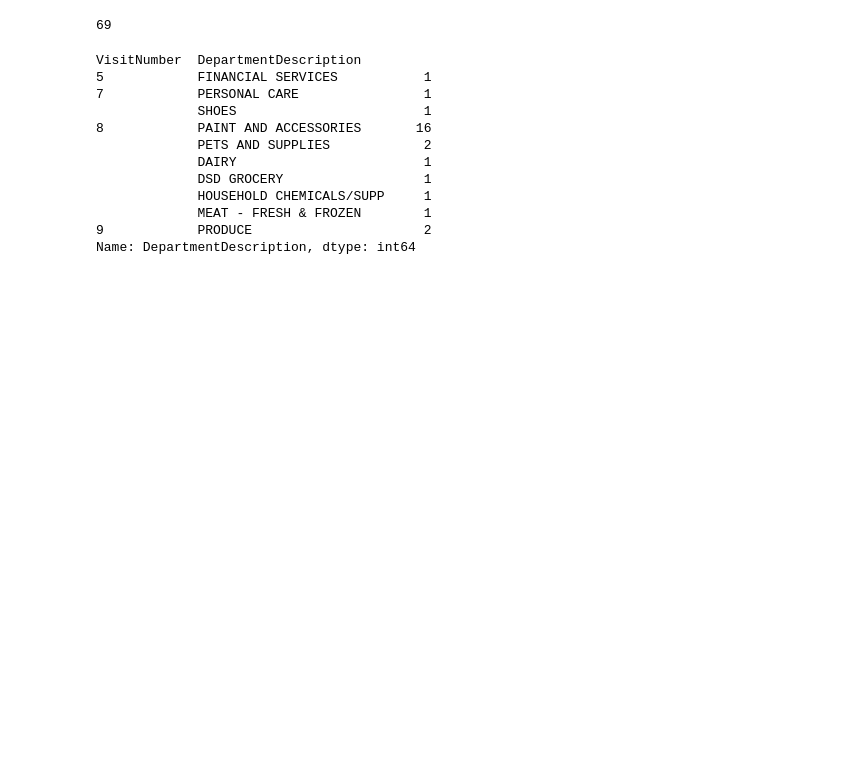
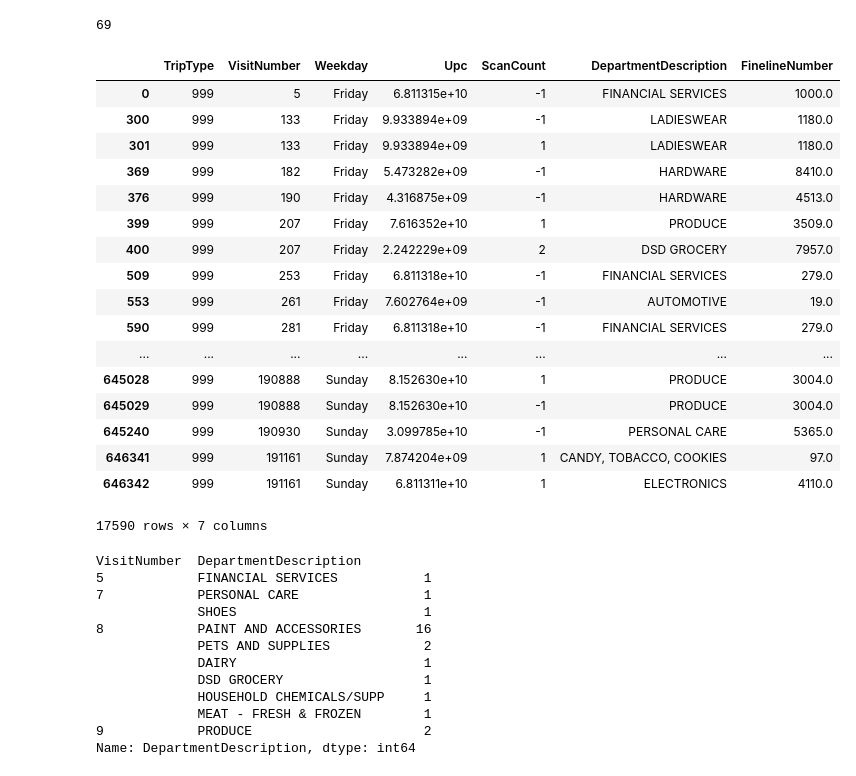
Before and after one commit to urielmminon/marmol-final, a Jupyter notebook: Python_format.ipynb, the cells around one changed output. Drawn from its saved outputs; the diff is of its cells as text; code cells hidden in the pictures; blank space fills up the shorter version.

```diff
--- a/Python_format.ipynb
+++ b/Python_format.ipynb
@@ -33,6 +33,27 @@ len(df['TripType'].unique())
 len(df['DepartmentDescription'].unique())
 # %% [output]
 69
+# %%
+df[df['TripType']==999]
+# %% [output]
+|  | TripType | VisitNumber | Weekday | Upc | ScanCount | DepartmentDescription | FinelineNumber |
+| 0 | 999 | 5 | Friday | 6.811315e+10 | -1 | FINANCIAL SERVICES | 1000.0 |
+| 300 | 999 | 133 | Friday | 9.933894e+09 | -1 | LADIESWEAR | 1180.0 |
+| 301 | 999 | 133 | Friday | 9.933894e+09 | 1 | LADIESWEAR | 1180.0 |
+| 369 | 999 | 182 | Friday | 5.473282e+09 | -1 | HARDWARE | 8410.0 |
+| 376 | 999 | 190 | Friday | 4.316875e+09 | -1 | HARDWARE | 4513.0 |
+| 399 | 999 | 207 | Friday | 7.616352e+10 | 1 | PRODUCE | 3509.0 |
+| 400 | 999 | 207 | Friday | 2.242229e+09 | 2 | DSD GROCERY | 7957.0 |
+| 509 | 999 | 253 | Friday | 6.811318e+10 | -1 | FINANCIAL SERVICES | 279.0 |
+| 553 | 999 | 261 | Friday | 7.602764e+09 | -1 | AUTOMOTIVE | 19.0 |
+| 590 | 999 | 281 | Friday | 6.811318e+10 | -1 | FINANCIAL SERVICES | 279.0 |
+| ... | ... | ... | ... | ... | ... | ... | ... |
+| 645028 | 999 | 190888 | Sunday | 8.152630e+10 | 1 | PRODUCE | 3004.0 |
+| 645029 | 999 | 190888 | Sunday | 8.152630e+10 | -1 | PRODUCE | 3004.0 |
+| 645240 | 999 | 190930 | Sunday | 3.099785e+10 | -1 | PERSONAL CARE | 5365.0 |
+| 646341 | 999 | 191161 | Sunday | 7.874204e+09 | 1 | CANDY, TOBACCO, COOKIES | 97.0 |
+| 646342 | 999 | 191161 | Sunday | 6.811311e+10 | 1 | ELECTRONICS | 4110.0 |
+17590 rows × 7 columns
 # %%
 df2 = df.groupby('VisitNumber')['DepartmentDescription'].value_counts()
 # %%
```
Also changed, not shown: parts of 7 cells of this notebook, 4 other files.
